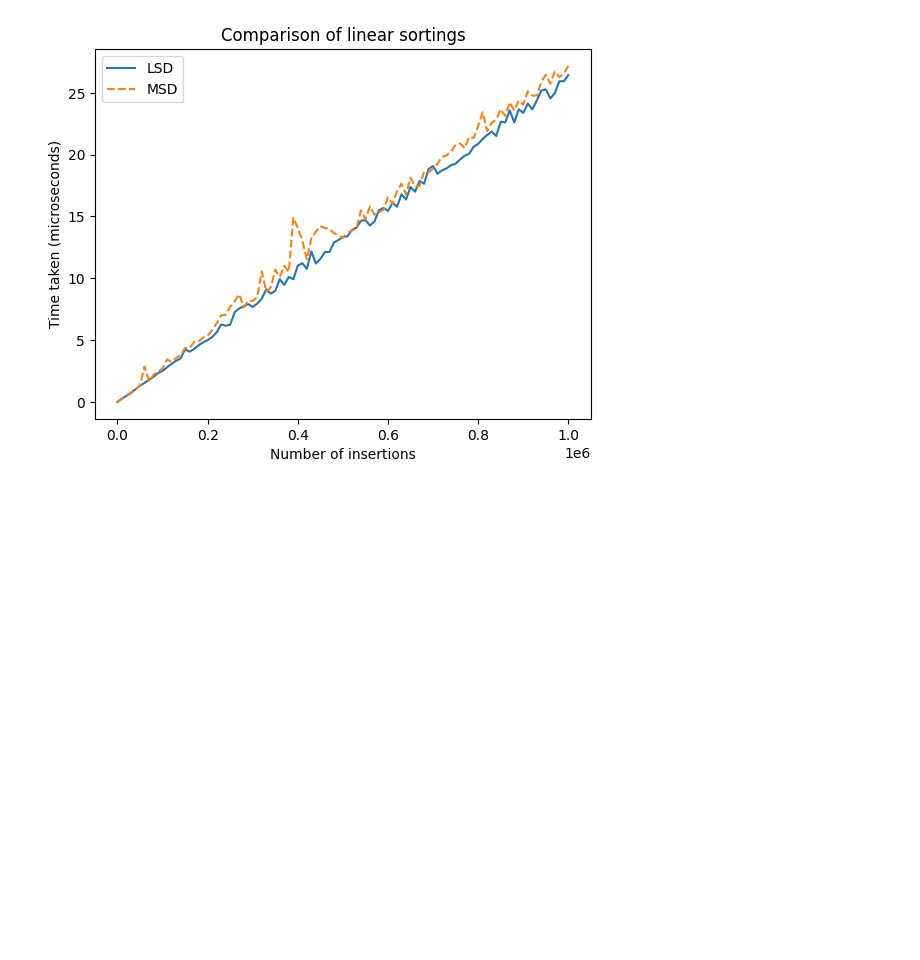
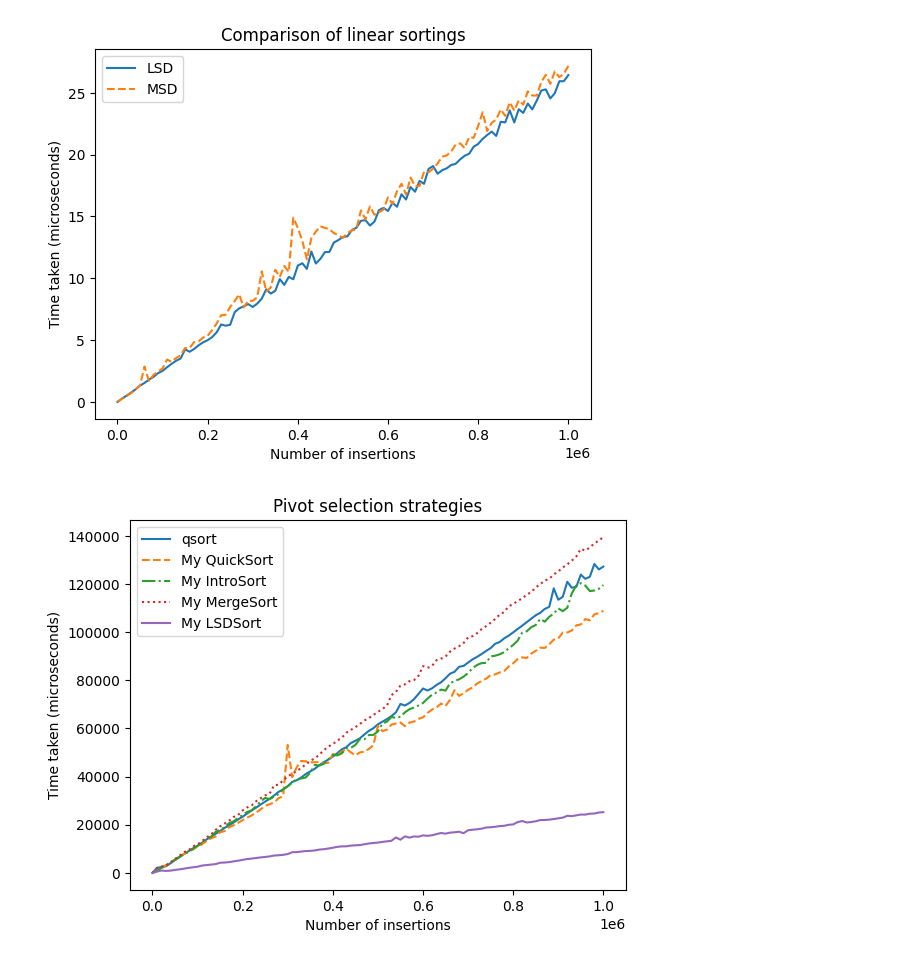
Before and after one commit to Ch1n-ch1nless/MiptLabs, a Jupyter notebook: Laba3/NotebookForGraphics.ipynb, the cells around one changed output. Saved outputs shown, nothing was run; the diff lists cells and outputs as text; code cells hidden in the pictures; blank space fills up the shorter version.

```diff
--- a/Laba3/NotebookForGraphics.ipynb
+++ b/Laba3/NotebookForGraphics.ipynb
@@ -236,3 +236,24 @@ plt.savefig('Images/punct8.png')
 plt.show()
 # %% [output]
 [figure]
+# %%
+import pandas as pd
+import matplotlib.pyplot as plt
+
+# Загрузка данных из входного файла .csv
+data1 = pd.read_csv('TimeFiles/qsort_time.csv', sep=';', header=None, names=['n', 'time'])
+data2 = pd.read_csv('TimeFiles/median_time.csv', sep=';', header=None, names=['n', 'time'])
+data3 = pd.read_csv('TimeFiles/intro_sort_16_time.csv', sep=';', header=None, names=['n', 'time'])
+data4 = pd.read_csv('TimeFiles/merge_sort_time.csv', sep=';', header=None, names=['n', 'time'])
+data5 = pd.read_csv('TimeFiles/LSD_sort_time.csv', sep=';', header=None, names=['n', 'time'])
+
+# Построение графика
+plt.plot(data1['n'], data1['time'], '-', data2['n'], data2['time'], '--', data3['n'], data3['time'], '-.', data4['n'], data4['time'], ':', data5['n'], data5['time'])
+plt.xlabel('Number of insertions')
+plt.ylabel('Time taken (microseconds)')
+plt.legend(('qsort', 'My QuickSort', 'My IntroSort', 'My MergeSort', 'My LSDSort'))
+plt.title('Pivot selection strategies')
+plt.savefig('Images/punct9.png')
+plt.show()
+# %% [output]
+[figure, added]
```
Also changed, not shown: 3 other files.
